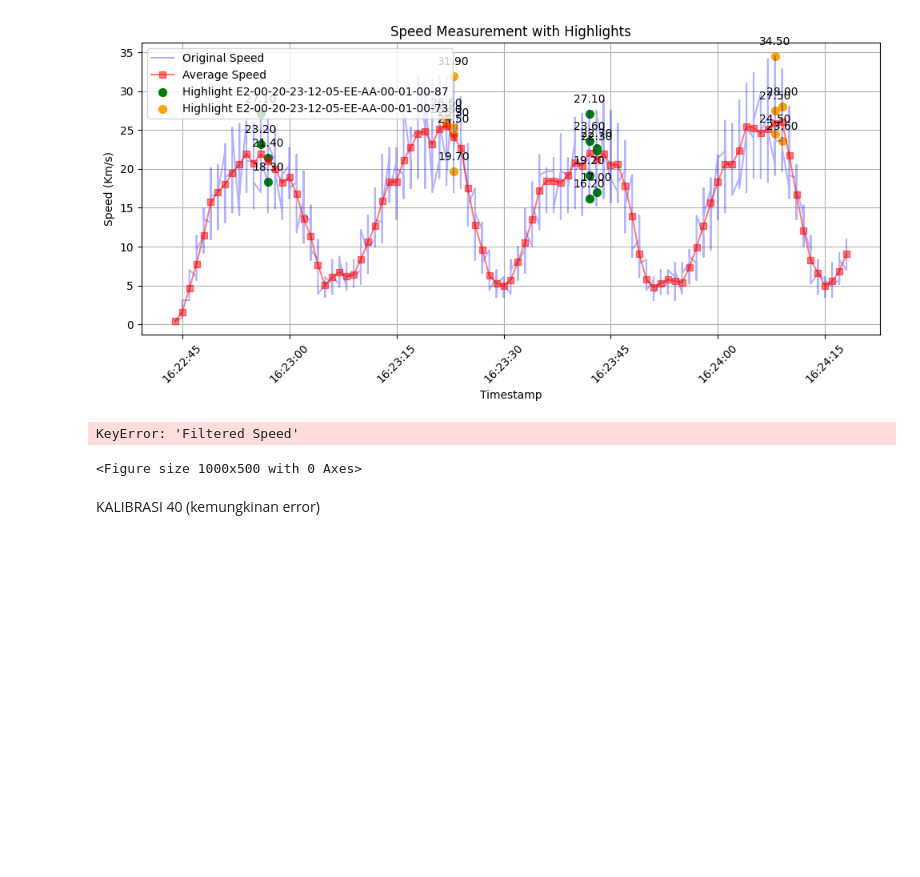
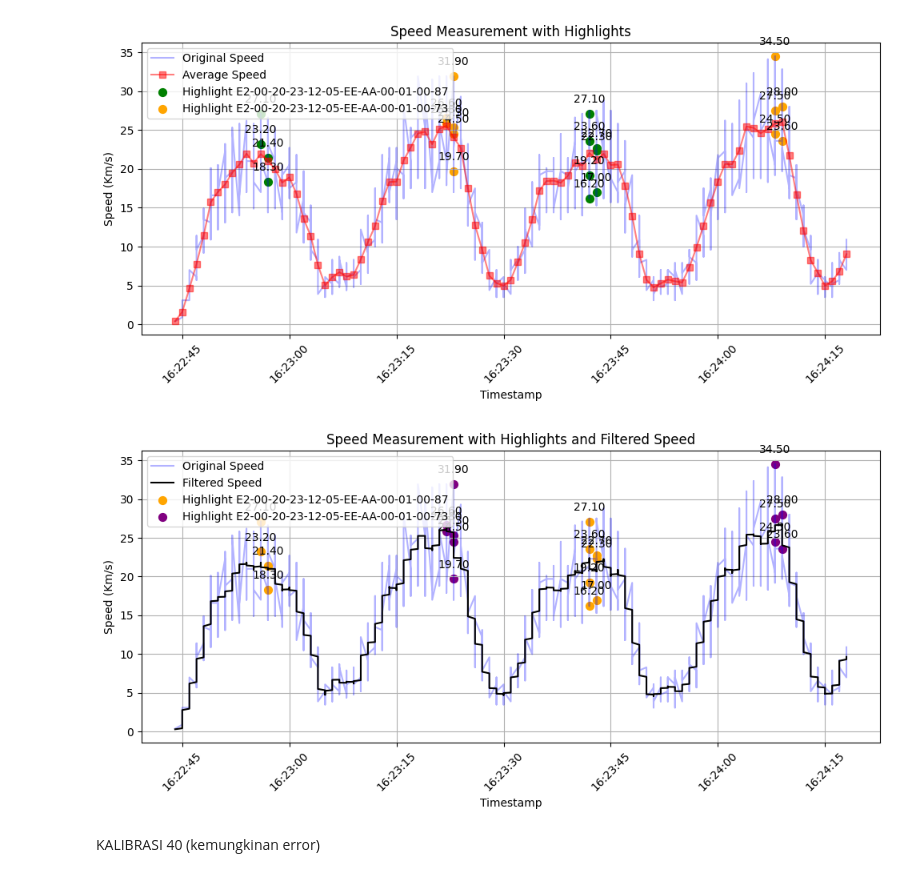
Before and after one commit to aliftffd/Data_kalibrasi, a Jupyter notebook: data.ipynb, the cells around one changed output. Saved outputs shown, nothing was run; the diff lists cells and outputs as text; code cells hidden in the pictures; blank space fills up the shorter version.

Commit message:
error handle

```diff
--- a/data.ipynb
+++ b/data.ipynb
@@ -348,8 +348,7 @@ Timestamp
 [figure]
 # %%
 def apply_low_pass_filter(speed_data):
-    # Define the cutoff frequency and filter order
-    cutoff_frequency = 0.01  # Adjust as needed
+    cutoff_frequency = 0.055
     order = 4
 
     # Set up the low-pass filter
@@ -369,36 +368,35 @@ df.set_index('Timestamp', inplace=True)
 
 # Apply low-pass filter to the speed data
 df['Filtered Speed'] = apply_low_pass_filter(df['Speed'])
 
 plt.figure(figsize=(10, 5))
 
 plt.plot(df.index, df['Speed'], label='Original Speed', color='blue', linestyle='-', alpha=0.3)
-plt.plot(df.index, df['Filtered Speed'], label='Filtered Speed', color='green', linestyle='-', alpha=0.7)
+plt.plot(df.index, df['Filtered Speed'], label='Filtered Speed',color='black', linestyle='-', alpha=1,)
 
 highlight_tags = ["E2-00-20-23-12-05-EE-AA-00-01-00-87", "E2-00-20-23-12-05-EE-AA-00-01-00-73"]
 colors = ['orange', 'purple']
 
 tag_groups = df.groupby('Tag ID')
 for tag_id, color in zip(highlight_tags, colors):
     if tag_id in tag_groups.groups:
         group = tag_groups.get_group(tag_id)
         plt.scatter(group.index, group['Speed'], label=f'Highlight {tag_id}', s=50, marker='o', color=color)
 
         for time, speed in group['Speed'].items():
             plt.annotate(f'{speed:.2f}', (time, speed), textcoords="offset points", xytext=(0,10), ha='center')
 
 plt.title('Speed Measurement with Highlights and Filtered Speed')
 plt.xlabel('Timestamp')
 plt.ylabel('Speed (Km/s)')
 plt.legend()
 plt.xticks(rotation=45)
 plt.tight_layout()
 plt.grid(True)
 
 plt.show()
 # %% [output]
-KeyError: 'Filtered Speed'
-<Figure size 1000x500 with 0 Axes>
+[figure, added]
 # %% [markdown]
 KALIBRASI 40 (kemungkinan error)
 # %%
```
Also changed, not shown: parts of 4 cells of this notebook.
